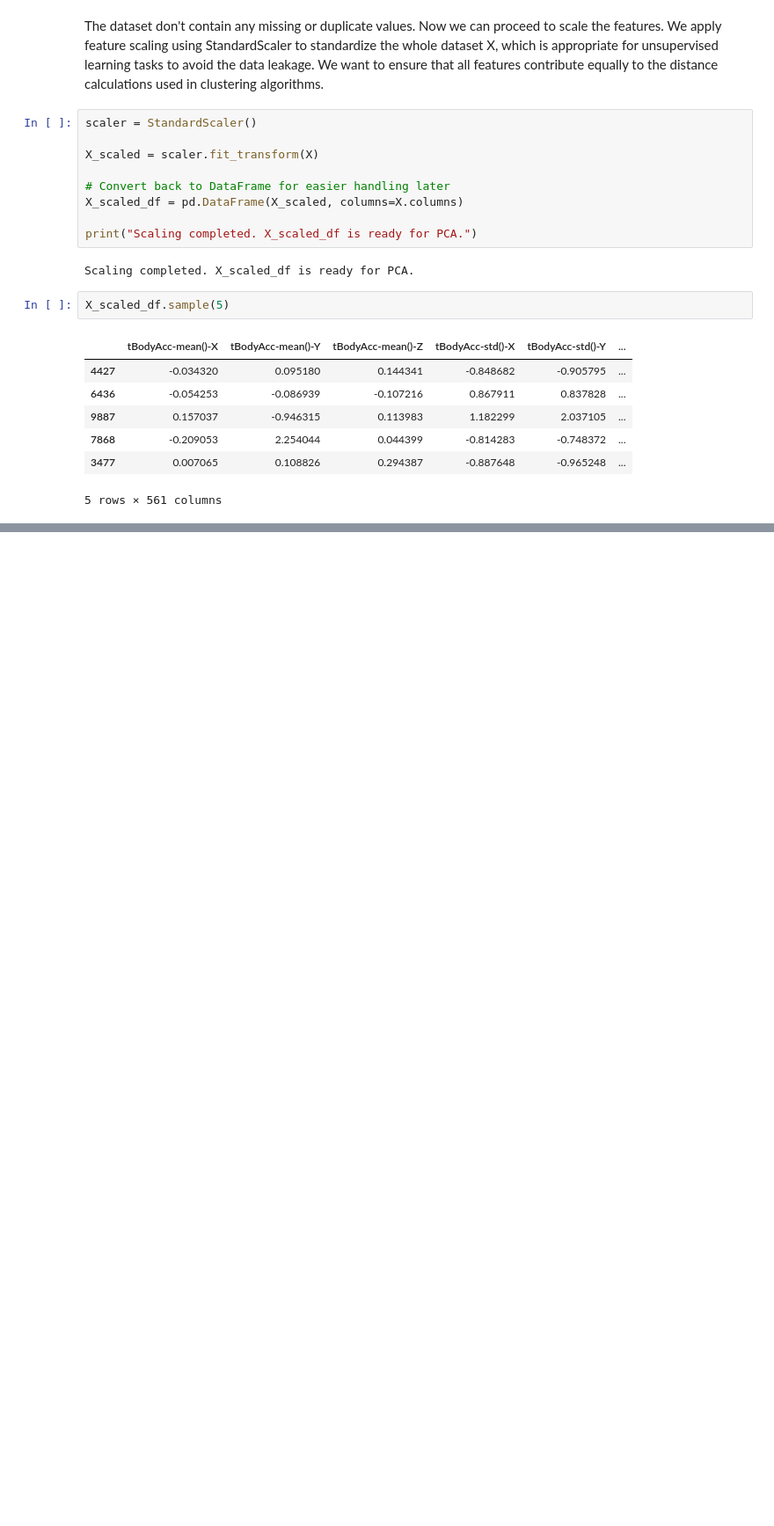
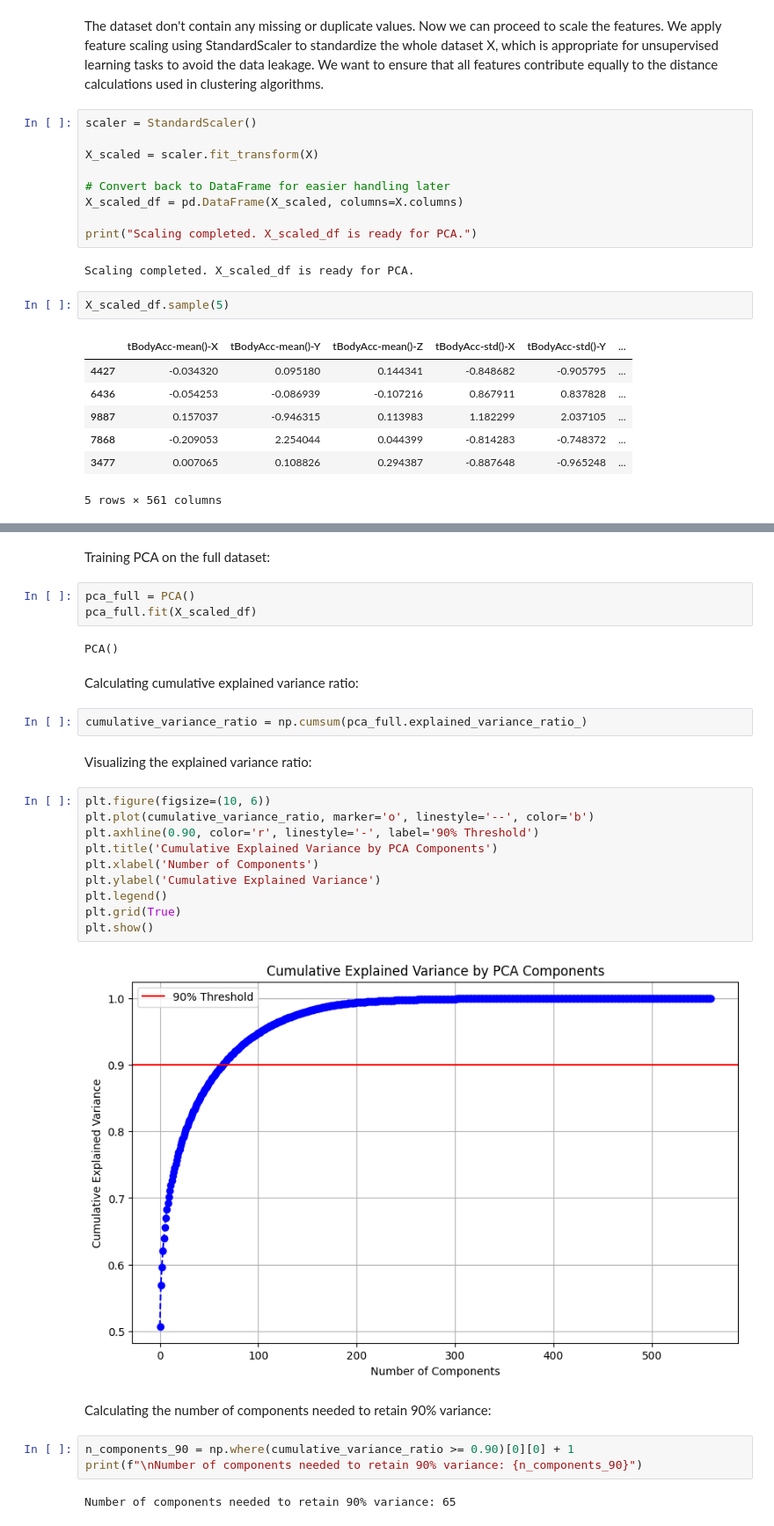
Before and after one commit to JakubbBlaszczykk/Project2-HAR-Unsupervised-Analysis, a Jupyter notebook: main.ipynb, the cells around one changed output, grey strips where cells are left out. Shown at 88% size. Drawn from its saved outputs; the diff is of its cells as text; blank space fills up the shorter version.

```diff
--- a/main.ipynb
+++ b/main.ipynb
@@ -212,0 +218,32 @@ X_scaled_df.sample(5)
+# %% [markdown]
+Training PCA on the full dataset:
+# %%
+pca_full = PCA()
+pca_full.fit(X_scaled_df)
+# %% [output]
+PCA()
+# %% [markdown]
+Calculating cumulative explained variance ratio:
+# %%
+cumulative_variance_ratio = np.cumsum(pca_full.explained_variance_ratio_)
+# %% [markdown]
+Visualizing the explained variance ratio:
+# %%
+plt.figure(figsize=(10, 6))
+plt.plot(cumulative_variance_ratio, marker='o', linestyle='--', color='b')
+plt.axhline(0.90, color='r', linestyle='-', label='90% Threshold')
+plt.title('Cumulative Explained Variance by PCA Components')
+plt.xlabel('Number of Components')
+plt.ylabel('Cumulative Explained Variance')
+plt.legend()
+plt.grid(True)
+plt.show()
+# %% [output]
+[figure, added]
+# %% [markdown]
+Calculating the number of components needed to retain 90% variance:
+# %%
+n_components_90 = np.where(cumulative_variance_ratio >= 0.90)[0][0] + 1
+print(f"\nNumber of components needed to retain 90% variance: {n_components_90}")
+# %% [output]
+Number of components needed to retain 90% variance: 65
```
Also changed, not shown: parts of 12 cells of this notebook.
